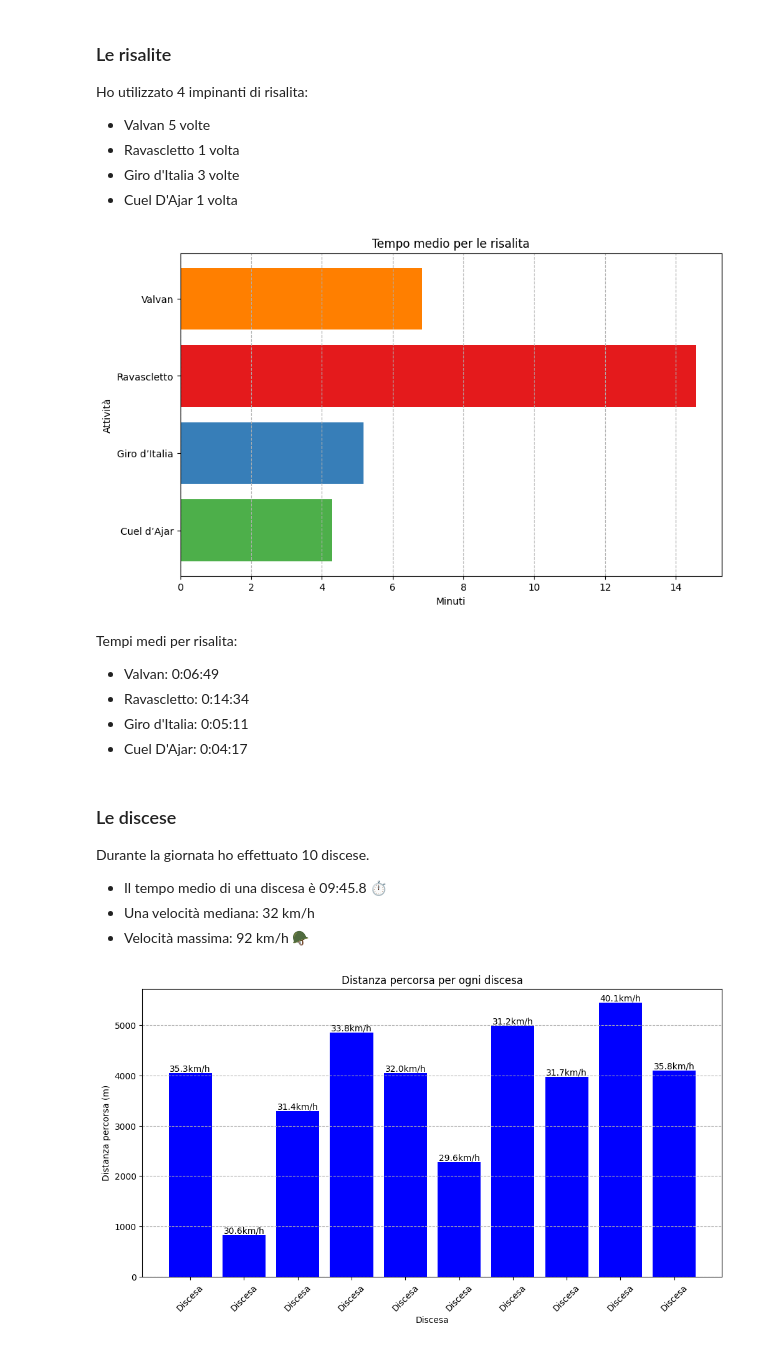
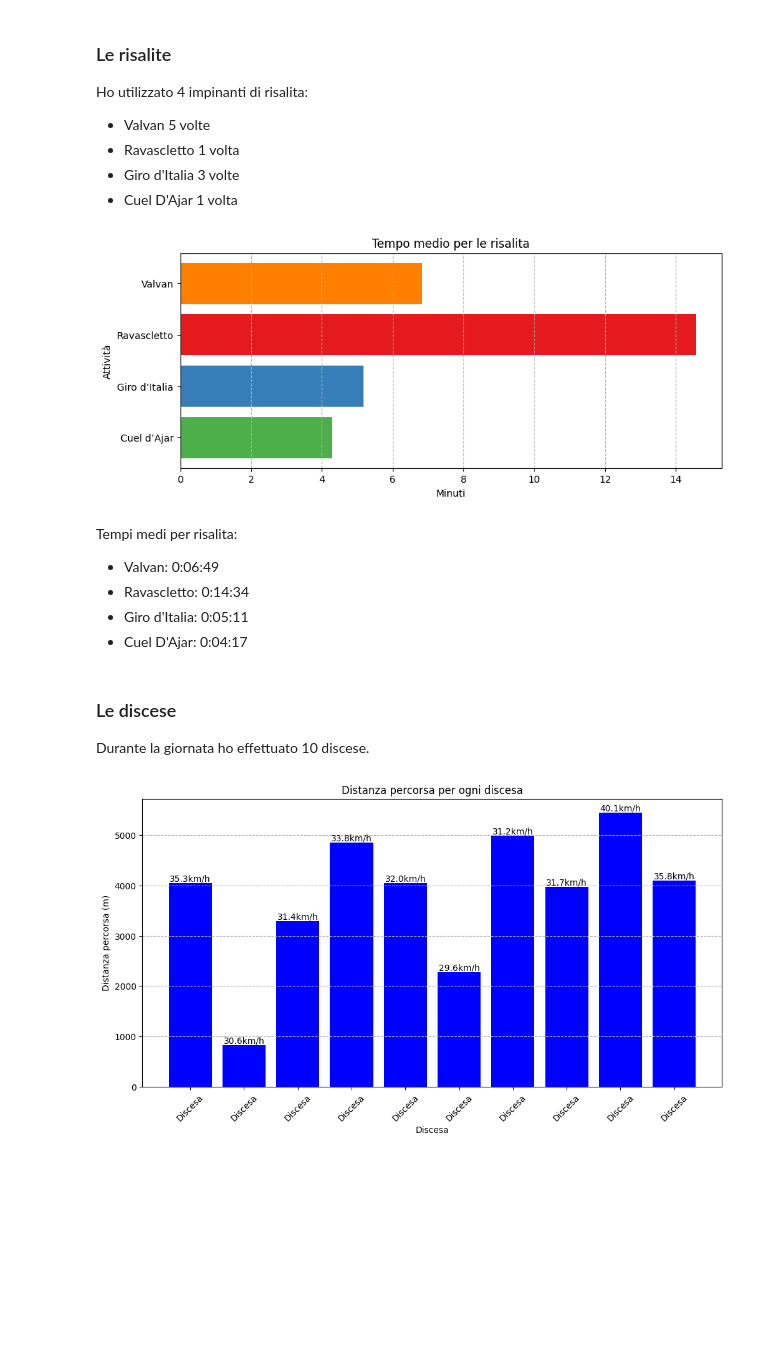
Before and after one commit to thomasmassarutto/DataSlopes, a Jupyter notebook: DataSlopes.ipynb, the cells around one changed output. Cells and saved outputs as stored; diff of their text form; code cells hidden in the pictures; blank space fills up the shorter version.

```diff
--- a/DataSlopes.ipynb
+++ b/DataSlopes.ipynb
@@ -569,24 +566,23 @@ Ho utilizzato 4 impinanti di risalita:
 - Giro d'Italia 3 volte
 - Cuel D'Ajar 1 volta
 # %%
-## tolglie altro
+## mantiene salite
 tempo_attivita = tempo[(tempo['stato'] != 'Altro') & (tempo['stato'] != 'Discesa') ]
 
-plt.figure(figsize=(10, 6))
+plt.figure(figsize=(10, 4))
 
 plt.title('Tempo medio per le risalita')
 
 plt.barh(tempo_attivita['stato'],
         tempo_attivita['tempo_medio_minuti'],
         color=colori_impianti_risalita
         )
 
-
 plt.ylabel('Attività')
 plt.xlabel('Minuti')
 
 plt.grid(axis='x', linestyle='--')
 
 plt.show()
 # %% [output]
-[figure, old version]
+[figure, new version]
@@ -603,8 +597,4 @@ Tempi medi per risalita:
 ### Le discese
 
 Durante la giornata ho effettuato 10 discese.
-
-- Il tempo medio di una discesa è 09:45.8 ⏱️
-- Una velocità  mediana: 32 km/h
-- Velocità massima: 92 km/h 🪖
 # %%
```
Also changed, not shown: parts of 28 cells of this notebook, 1 other file.
